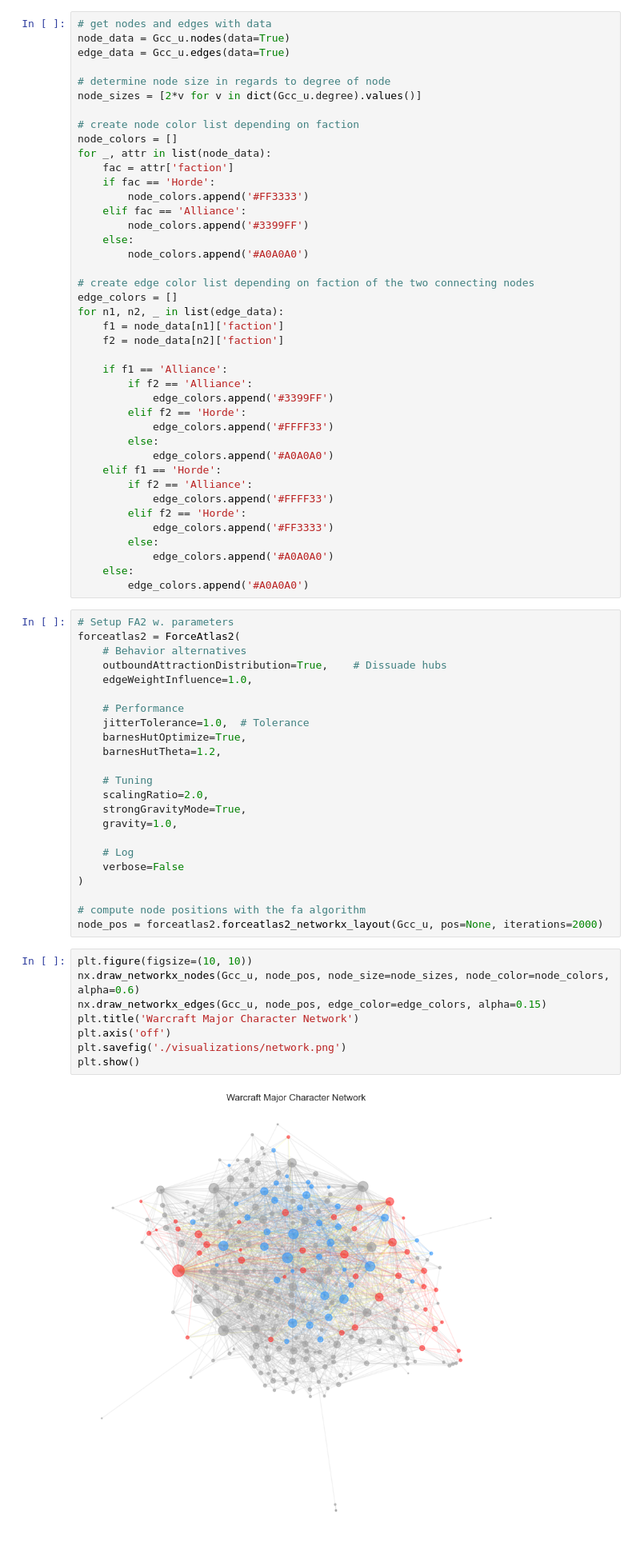
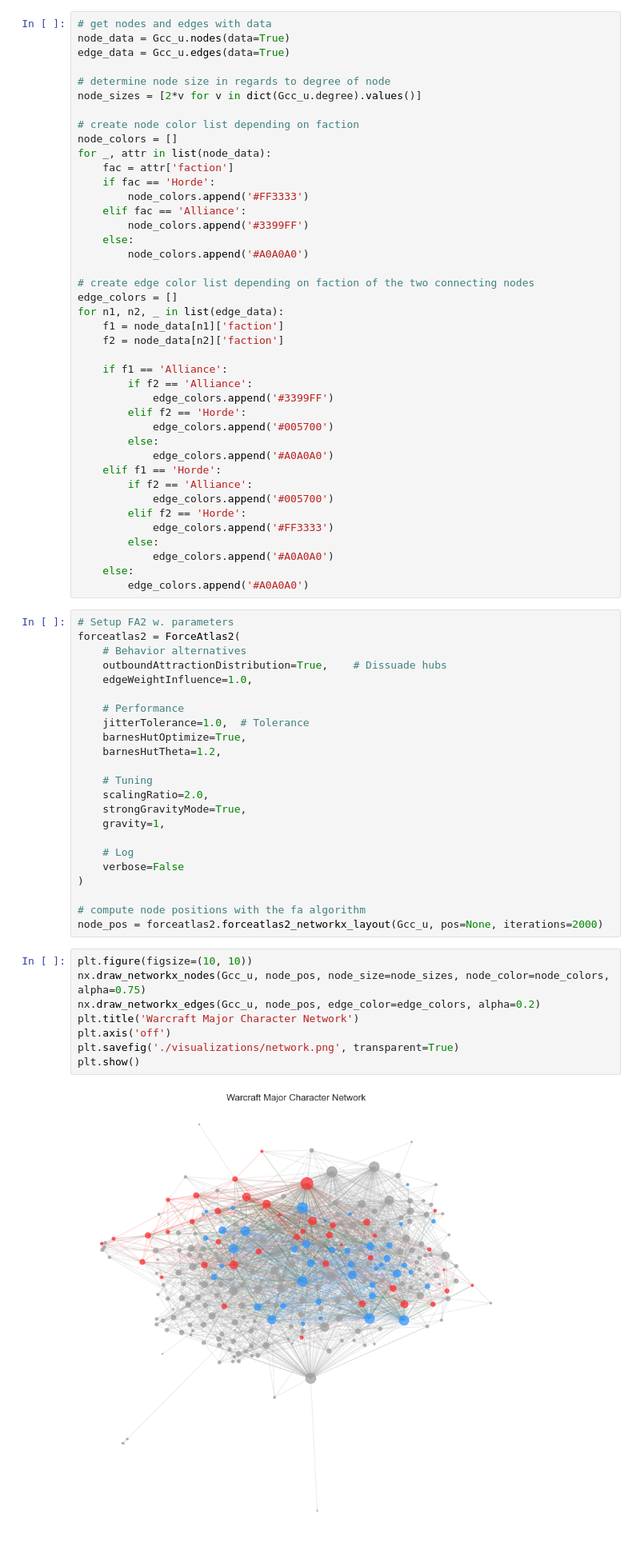
Before and after one commit to simonamtoft/warcraft-major-character-analysis, a Jupyter notebook: Graph Analysis.ipynb, the cells around one changed output. Shown: that part at 80% size. Cells and saved outputs as stored; diff of their text form.

```diff
--- a/Graph Analysis.ipynb
+++ b/Graph Analysis.ipynb
@@ -132,12 +132,12 @@ for n1, n2, _ in list(edge_data):
         if f2 == 'Alliance':
             edge_colors.append('#3399FF')
         elif f2 == 'Horde':
-            edge_colors.append('#FFFF33')
+            edge_colors.append('#005700')
         else:
             edge_colors.append('#A0A0A0')
     elif f1 == 'Horde':
         if f2 == 'Alliance':
-            edge_colors.append('#FFFF33')
+            edge_colors.append('#005700')
         elif f2 == 'Horde':
             edge_colors.append('#FF3333')
         else:
@@ -159,7 +159,7 @@ forceatlas2 = ForceAtlas2(
     # Tuning
     scalingRatio=2.0,
     strongGravityMode=True,
-    gravity=1.0,
+    gravity=1,
 
     # Log
     verbose=False
@@ -169,11 +169,11 @@ forceatlas2 = ForceAtlas2(
 node_pos = forceatlas2.forceatlas2_networkx_layout(Gcc_u, pos=None, iterations=2000)
 # %%
 plt.figure(figsize=(10, 10))
-nx.draw_networkx_nodes(Gcc_u, node_pos, node_size=node_sizes, node_color=node_colors, alpha=0.6)
-nx.draw_networkx_edges(Gcc_u, node_pos, edge_color=edge_colors, alpha=0.15)
+nx.draw_networkx_nodes(Gcc_u, node_pos, node_size=node_sizes, node_color=node_colors, alpha=0.75)
+nx.draw_networkx_edges(Gcc_u, node_pos, edge_color=edge_colors, alpha=0.2)
 plt.title('Warcraft Major Character Network')
 plt.axis('off')
-plt.savefig('./visualizations/network.png')
+plt.savefig('./visualizations/network.png', transparent=True)
 plt.show()
 # %% [output]
-[figure, old version]
+[figure, new version]
```
Also changed, not shown: 2 other files.
